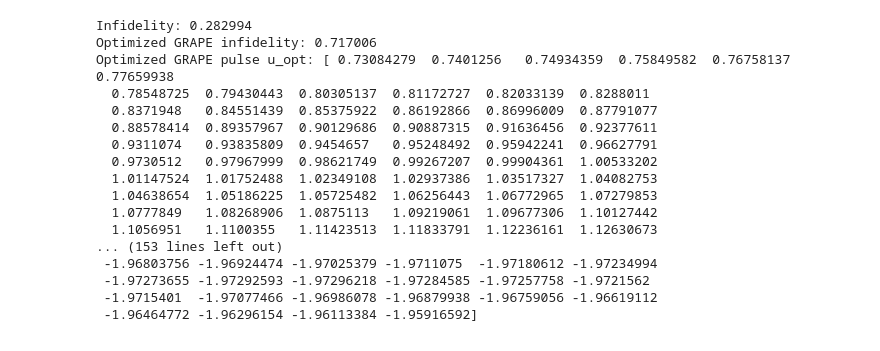
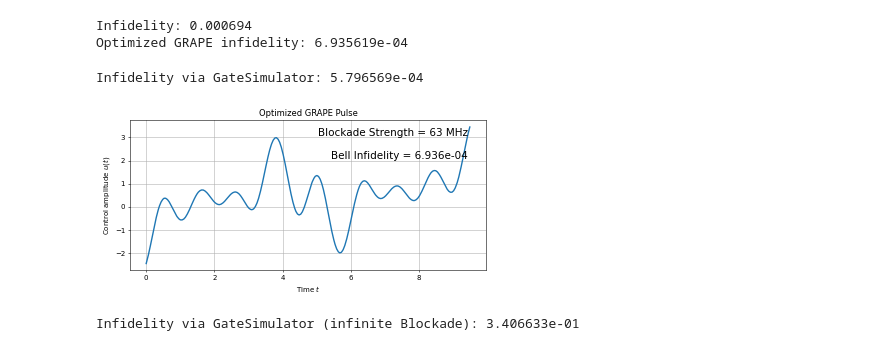
Before and after one commit to Cobstein/CsRydbergGates, a Jupyter notebook: Rydberg Simulations Notebook - Created 05-16-2025.ipynb, the cells around one changed output. Drawn from its saved outputs; the diff is of its cells as text; code cells hidden in the pictures.

```diff
--- a/Rydberg Simulations Notebook - Created 05-16-2025.ipynb
+++ b/Rydberg Simulations Notebook - Created 05-16-2025.ipynb
@@ -329,30 +390,47 @@ class GRAPEOptimizer:
 # %%
-#Run Grape
+# --- hand CRAB to GRAPE ----
 profile = GRAPEProfile(params)
-# assume times_crab, phi_crab come from CRAB ansatz
-times_crab = np.linspace(0, init[0], params.resolution)
-phi_crab   = ansatz.generate(params, init)[0]
+
+pulse_time = best_x[0]                                       # CRAB’s optimized T
+times_crab = np.linspace(0, pulse_time, params.resolution)   # same grid as best CRAB
+phi_crab, _ = ansatz.generate(params, best_x)                # optimized phases
 profile.load(times_crab, phi_crab)
-u_init, dt = profile.interpolate(init[0], N=1000)
-grape_opt = GRAPEOptimizer(profile, hams)
+fid_calc = FidelityCalculator()
+
+N=1000
+u_init, dt = profile.interpolate(pulse_time, N)         # GRAPE starting guess
+grape_opt  = GRAPEOptimizer(profile, hams, fid_calc)
+
 infid, u_opt, history = grape_opt.optimize(u_init)
-print(f"\nOptimized GRAPE infidelity: {infid:.6f}")
-print("Optimized GRAPE pulse u_opt:", u_opt)
+print(f"\nOptimized GRAPE infidelity: {infid:.6e}")
 # %% [output]
-Infidelity: 0.282994
-Optimized GRAPE infidelity: 0.717006
-Optimized GRAPE pulse u_opt: [ 0.73084279  0.7401256   0.74934359  0.75849582  0.76758137  0.77659938
-  0.78548725  0.79430443  0.80305137  0.81172727  0.82033139  0.8288011
-  0.8371948   0.84551439  0.85375922  0.86192866  0.86996009  0.87791077
-  0.88578414  0.89357967  0.90129686  0.90887315  0.91636456  0.92377611
-  0.9311074   0.93835809  0.9454657   0.95248492  0.95942241  0.96627791
-  0.9730512   0.97967999  0.98621749  0.99267207  0.99904361  1.00533202
-  1.01147524  1.01752488  1.02349108  1.02937386  1.03517327  1.04082753
-  1.04638654  1.05186225  1.05725482  1.06256443  1.06772965  1.07279853
-  1.0777849   1.08268906  1.0875113   1.09219061  1.09677306  1.10127442
-  1.1056951   1.1100355   1.11423513  1.11833791  1.12236161  1.12630673
-... (153 lines left out)
- -1.96803756 -1.96924474 -1.97025379 -1.9711075  -1.97180612 -1.97234994
- -1.97273655 -1.97292593 -1.97296218 -1.97284585 -1.97257758 -1.9721562
- -1.9715401  -1.97077466 -1.96986078 -1.96879938 -1.96759056 -1.96619112
- -1.96464772 -1.96296154 -1.96113384 -1.95916592]
+Infidelity: 0.000694
+Optimized GRAPE infidelity: 6.935619e-04
+# %%
+#Sanity check
+R = len(u_opt)
+times_grape = np.linspace(0, pulse_time, R+1)
+dt = times_grape[1]-times_grape[0]
+simulator = GateSimulator(params, hams, fid_calc)
+infidelity_test = 1 - simulator.run(u_opt, dt)
+print(f"\nInfidelity via GateSimulator: {infidelity_test:.6e}")
+# %% [output]
+Infidelity via GateSimulator: 5.796569e-04
+# %%
+# --- Plot the optimized control pulse ---
+t = np.linspace(0, pulse_time, N)
+
+plt.figure(figsize=(8,4))
+plt.plot(t, u_opt, lw=2)
+plt.xlabel('Time $t$')
+plt.ylabel('Control amplitude $u(t)$')
+plt.title('Optimized GRAPE Pulse')
+plt.grid(True)
+plt.tight_layout()
+label = (f"Blockade Strength = {params.blockade:.0f} MHz\n\n"
+         f"Bell Infidelity = {infid:.3e}")
+plt.text(.95, 0.95, label, transform=plt.gca().transAxes,
+         fontsize=15, verticalalignment='top', horizontalalignment='right')
+plt.show()
+# %% [output]
+[figure, added]
@@ -358,0 +441,8 @@ Optimized GRAPE pulse u_opt: [ 0.73084279  0.7401256   0.74934359  0.75849582  0
+# %%
+#test with infinite blockade
+params.blockade = 12e6
+params.recompute()
+inf_B_infid_test = 1 - simulator.run(u_opt, dt)
+print(f"\nInfidelity via GateSimulator (infinite Blockade): {inf_B_infid_test:.6e}")
+# %% [output]
+Infidelity via GateSimulator (infinite Blockade): 3.406633e-01
```
Also changed, not shown: parts of 8 cells of this notebook.
